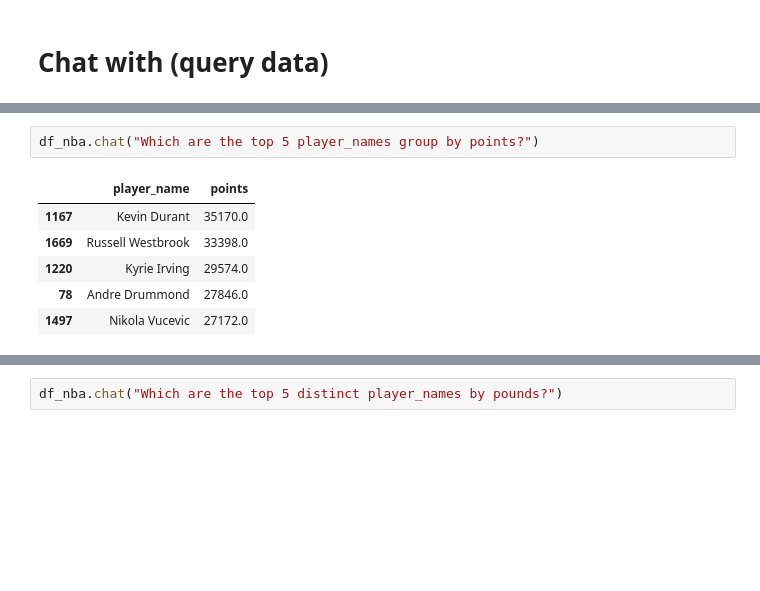
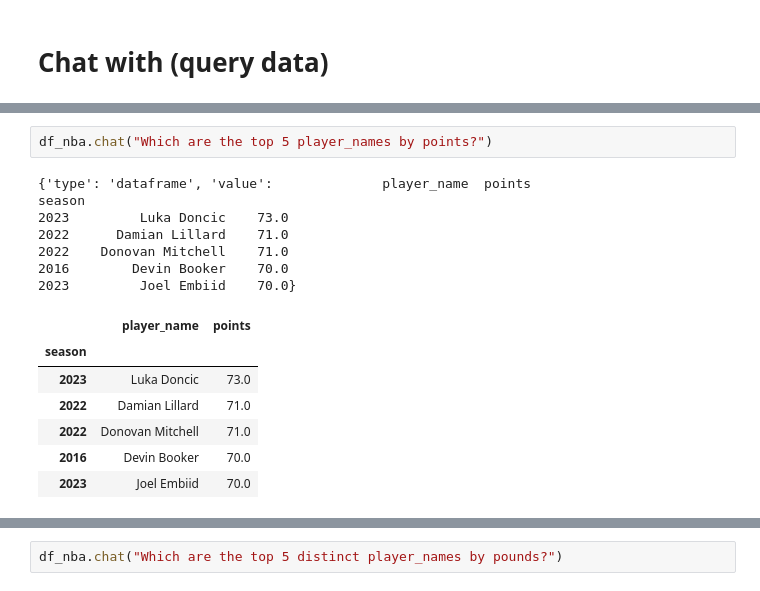
Before and after one commit to conorheffron/nba-stats, a Jupyter notebook: part4-ai-llm-analysis-V3.ipynb, the cells around one changed output, grey strips where cells are left out. Drawn from its saved outputs; the diff is of its cells as text; blank space fills up the shorter version.

```diff
--- a/part4-ai-llm-analysis-V3.ipynb
+++ b/part4-ai-llm-analysis-V3.ipynb
@@ -120,12 +111,20 @@ df_nba.chat("Which are the top 10 player_names by assists?")
 # %%
-df_nba.chat("Which are the top 5 player_names group by points?")
+df_nba.chat("Which are the top 5 player_names by points?")
 # %% [output]
+{'type': 'dataframe', 'value':              player_name  points
+season
+2023         Luka Doncic    73.0
+2022      Damian Lillard    71.0
+2022    Donovan Mitchell    71.0
+2016        Devin Booker    70.0
+2023         Joel Embiid    70.0}
 |  | player_name | points |
-| 1167 | Kevin Durant | 35170.0 |
-| 1669 | Russell Westbrook | 33398.0 |
-| 1220 | Kyrie Irving | 29574.0 |
-| 78 | Andre Drummond | 27846.0 |
-| 1497 | Nikola Vucevic | 27172.0 |
+| season |  |  |
+| 2023 | Luka Doncic | 73.0 |
+| 2022 | Damian Lillard | 71.0 |
+| 2022 | Donovan Mitchell | 71.0 |
+| 2016 | Devin Booker | 70.0 |
+| 2023 | Joel Embiid | 70.0 |
 # %%
 df_nba.chat("Which are the top 5 player_names group by blocks?")
 # %% [output]
```
Also changed, not shown: parts of 14 cells of this notebook, 2 other files.
